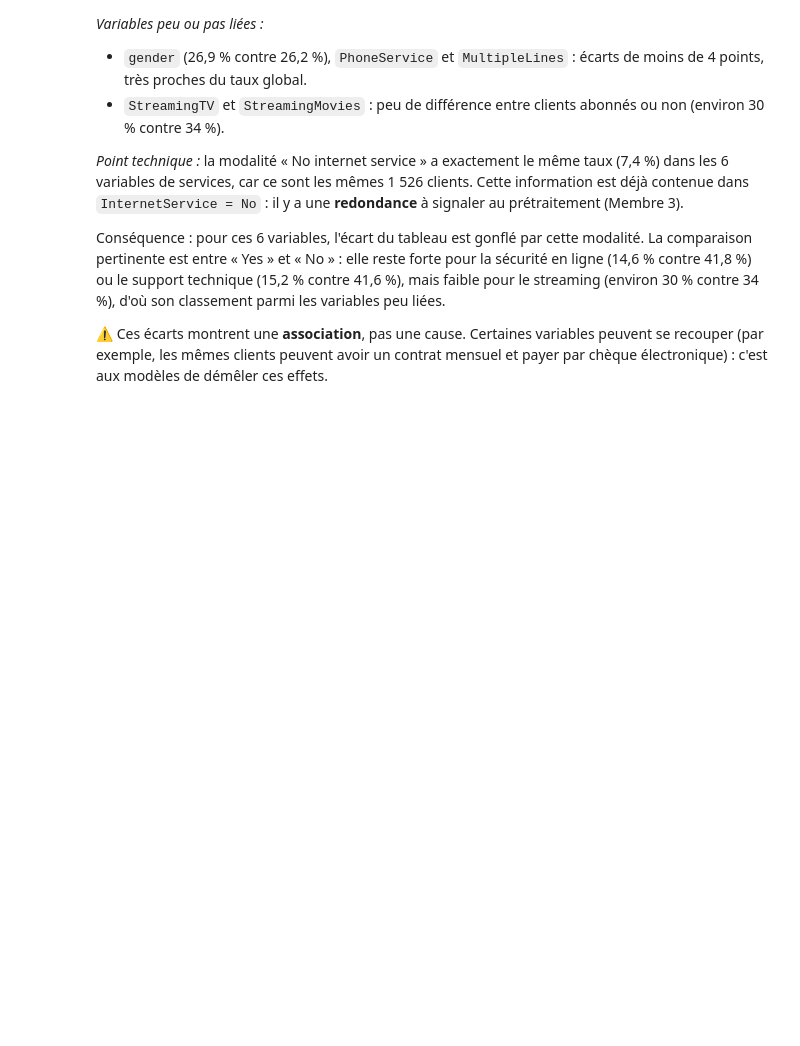
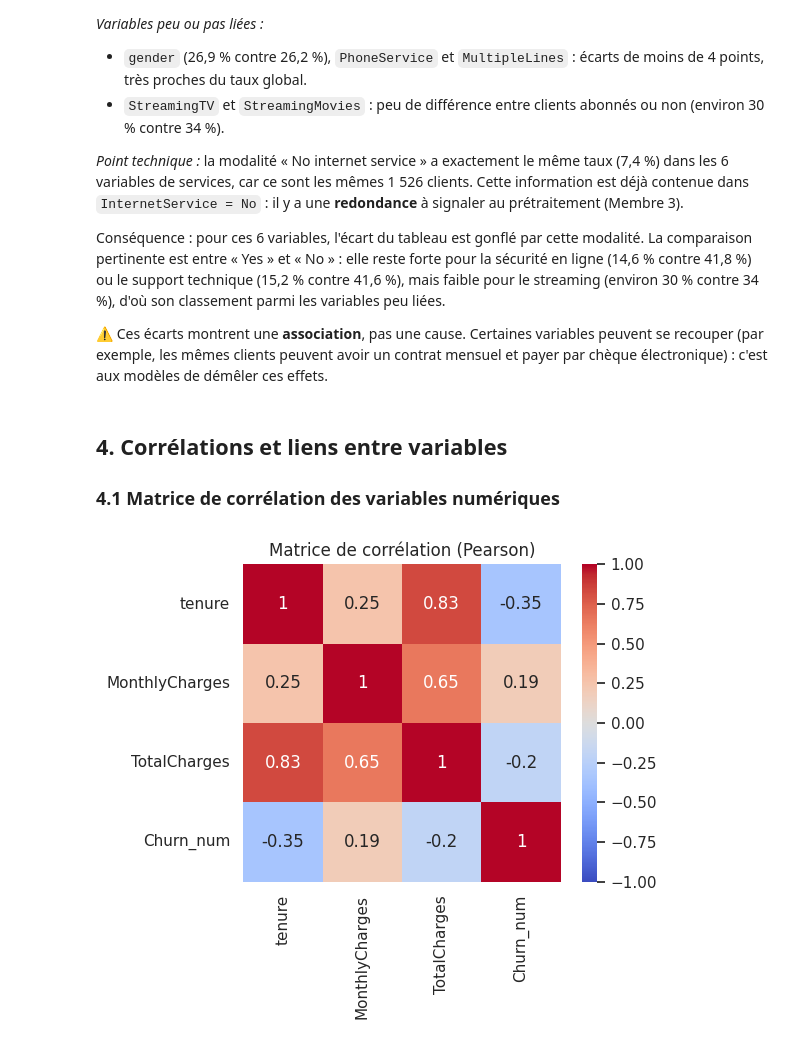
Before and after one commit to massamba0809/churn-prediction-ml, a Jupyter notebook: notebooks/02_eda.ipynb, the cells around one changed output. Drawn from its saved outputs; the diff is of its cells as text; code cells hidden in the pictures; blank space fills up the shorter version.

Commit message:
eda: corrélations et croisements

```diff
--- a/notebooks/02_eda.ipynb
+++ b/notebooks/02_eda.ipynb
@@ -291,3 +291,18 @@ faible pour le streaming (environ 30 % contre 34 %), d'où son classement parmi
 ⚠️ Ces écarts montrent une **association**, pas une cause. Certaines variables peuvent
 se recouper (par exemple, les mêmes clients peuvent avoir un contrat mensuel et
 payer par chèque électronique) : c'est aux modèles de démêler ces effets.
+# %% [markdown]
+## 4. Corrélations et liens entre variables
+
+### 4.1 Matrice de corrélation des variables numériques
+# %%
+matrice = eda[VAR_NUM + ["Churn_num"]].corr().round(2)
+
+plt.figure(figsize=(6, 5))
+sns.heatmap(matrice, annot=True, cmap="coolwarm", vmin=-1, vmax=1, square=True)
+plt.title("Matrice de corrélation (Pearson)")
+plt.tight_layout()
+plt.savefig(DOSSIER_FIGURES / "eda_correlations.png", dpi=150)
+plt.show()
+# %% [output]
+[figure, added]
```
Also changed, not shown: parts of 6 cells of this notebook.
